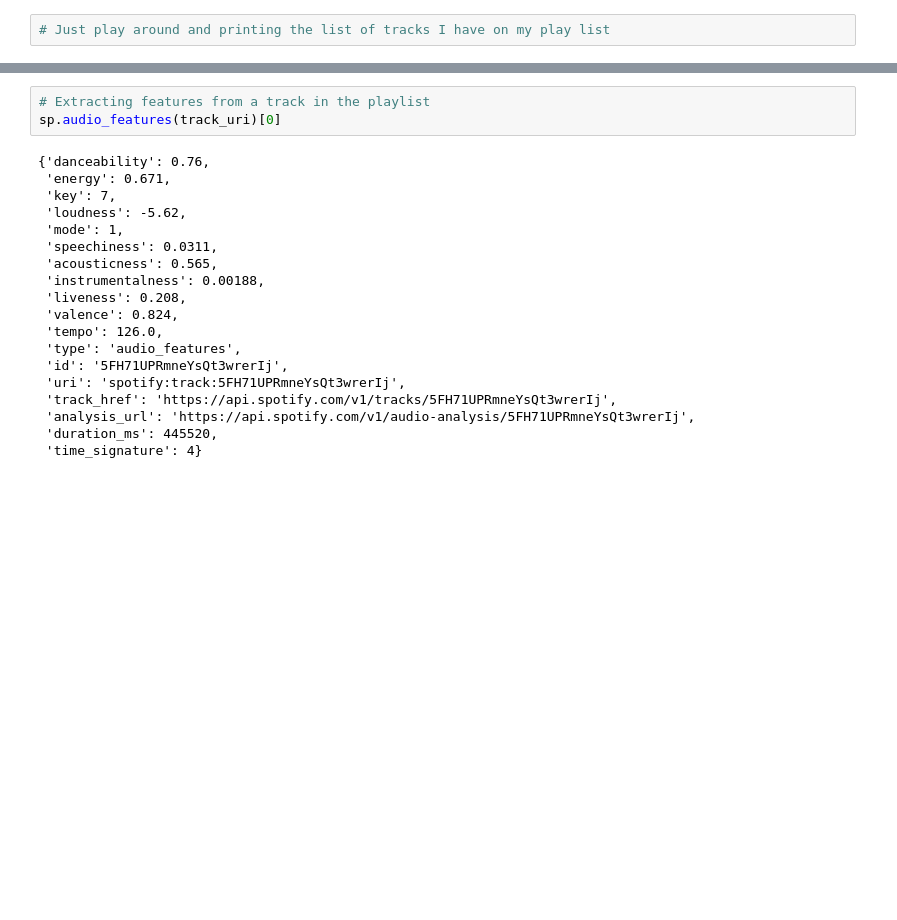
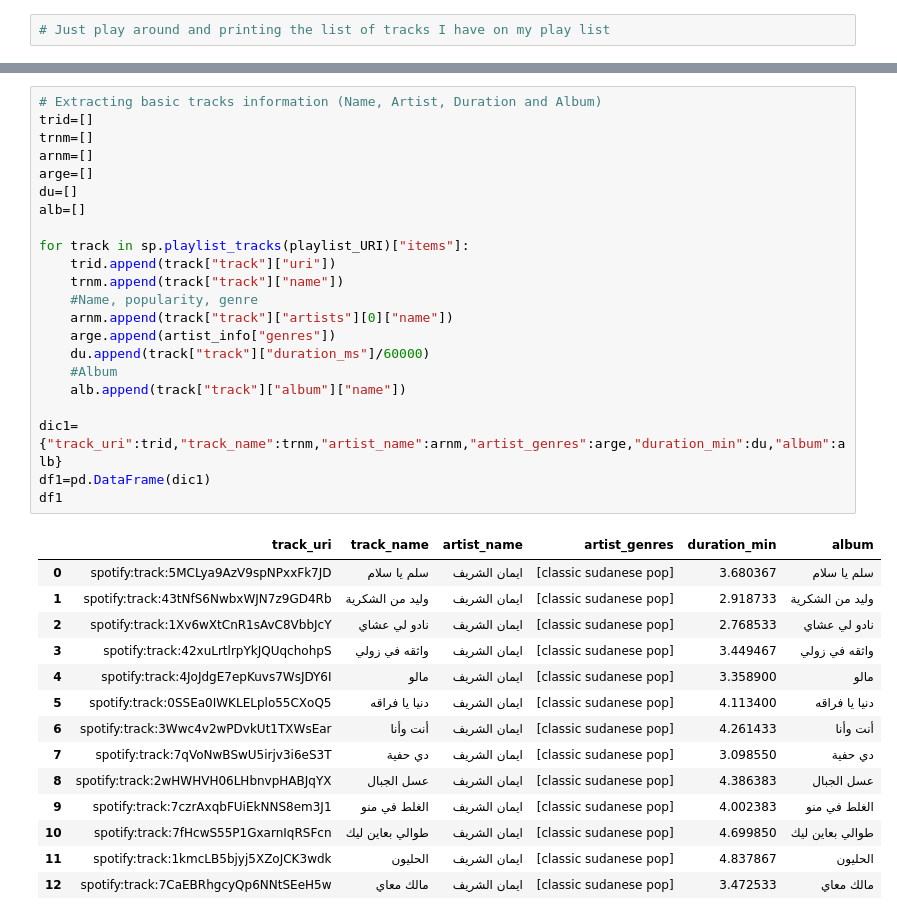
Before and after one commit to AsmaElmahi/Sudanese_music_clustering, a Jupyter notebook: MIR-Spotify Connection.ipynb, the cells around one changed output, grey strips where cells are left out. Drawn from its saved outputs; the diff is of its cells as text; blank space fills up the shorter version.

```diff
--- a/MIR-Spotify Connection.ipynb
+++ b/MIR-Spotify Connection.ipynb
@@ -88,22 +84,37 @@ Guantanamera Playing For Change ['musical advocacy'] Playing for Change 3: Songs
-# %%
-# Extracting features from a track in the playlist
-sp.audio_features(track_uri)[0]
-# %% [output]
-{'danceability': 0.76,
- 'energy': 0.671,
- 'key': 7,
- 'loudness': -5.62,
- 'mode': 1,
- 'speechiness': 0.0311,
- 'acousticness': 0.565,
- 'instrumentalness': 0.00188,
- 'liveness': 0.208,
- 'valence': 0.824,
- 'tempo': 126.0,
- 'type': 'audio_features',
- 'id': '5FH71UPRmneYsQt3wrerIj',
- 'uri': 'spotify:track:5FH71UPRmneYsQt3wrerIj',
- 'track_href': 'https://api.spotify.com/v1/tracks/5FH71UPRmneYsQt3wrerIj',
- 'analysis_url': 'https://api.spotify.com/v1/audio-analysis/5FH71UPRmneYsQt3wrerIj',
- 'duration_ms': 445520,
- 'time_signature': 4}
+# %%
+# Extracting basic tracks information (Name, Artist, Duration and Album)
+trid=[]
+trnm=[]
+arnm=[]
+arge=[]
+du=[]
+alb=[]
+
+for track in sp.playlist_tracks(playlist_URI)["items"]:
+    trid.append(track["track"]["uri"])
+    trnm.append(track["track"]["name"])
+    #Name, popularity, genre
+    arnm.append(track["track"]["artists"][0]["name"])
+    arge.append(artist_info["genres"])
+    du.append(track["track"]["duration_ms"]/60000)
+    #Album
+    alb.append(track["track"]["album"]["name"])
+
+dic1={"track_uri":trid,"track_name":trnm,"artist_name":arnm,"artist_genres":arge,"duration_min":du,"album":alb}
+df1=pd.DataFrame(dic1)
+df1
+# %% [output]
+|  | track_uri | track_name | artist_name | artist_genres | duration_min | album |
+| 0 | spotify:track:5MCLya9AzV9spNPxxFk7JD | سلم يا سلام | ايمان الشريف | [classic sudanese pop] | 3.680367 | سلم يا سلام |
+| 1 | spotify:track:43tNfS6NwbxWJN7z9GD4Rb | وليد من الشكرية | ايمان الشريف | [classic sudanese pop] | 2.918733 | وليد من الشكرية |
+| 2 | spotify:track:1Xv6wXtCnR1sAvC8VbbJcY | نادو لي عشاي | ايمان الشريف | [classic sudanese pop] | 2.768533 | نادو لي عشاي |
+| 3 | spotify:track:42xuLrtlrpYkJQUqchohpS | واثقه في زولي | ايمان الشريف | [classic sudanese pop] | 3.449467 | واثقه في زولي |
+| 4 | spotify:track:4JoJdgE7epKuvs7WsJDY6I | مالو | ايمان الشريف | [classic sudanese pop] | 3.358900 | مالو |
+| 5 | spotify:track:0SSEa0IWKLELplo55CXoQ5 | دنيا يا فراقه | ايمان الشريف | [classic sudanese pop] | 4.113400 | دنيا يا فراقه |
+| 6 | spotify:track:3Wwc4v2wPDvkUt1TXWsEar | أنت وأنا | ايمان الشريف | [classic sudanese pop] | 4.261433 | أنت وأنا |
+| 7 | spotify:track:7qVoNwBSwU5irjv3i6eS3T | دي حفية | ايمان الشريف | [classic sudanese pop] | 3.098550 | دي حفية |
+| 8 | spotify:track:2wHWHVH06LHbnvpHABJqYX | عسل الجبال | ايمان الشريف | [classic sudanese pop] | 4.386383 | عسل الجبال |
+| 9 | spotify:track:7czrAxqbFUiEkNNS8em3J1 | الغلط في منو | ايمان الشريف | [classic sudanese pop] | 4.002383 | الغلط في منو |
+| 10 | spotify:track:7fHcwS55P1GxarnIqRSFcn | طوالي بعاين ليك | ايمان الشريف | [classic sudanese pop] | 4.699850 | طوالي بعاين ليك |
+| 11 | spotify:track:1kmcLB5bjyj5XZoJCK3wdk | الحليون | ايمان الشريف | [classic sudanese pop] | 4.837867 | الحليون |
+| 12 | spotify:track:7CaEBRhgcyQp6NNtSEeH5w | مالك معاي | ايمان الشريف | [classic sudanese pop] | 3.472533 | مالك معاي |
```
Also changed, not shown: parts of 17 cells of this notebook, 1 other file.
